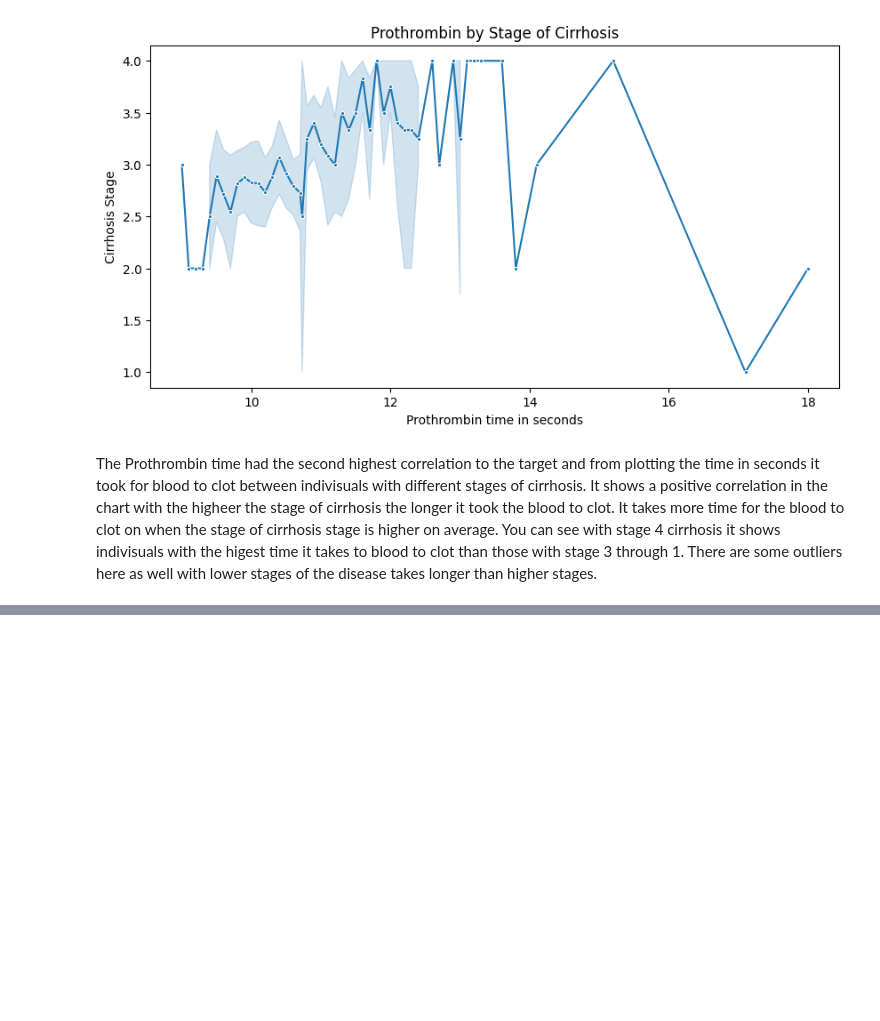
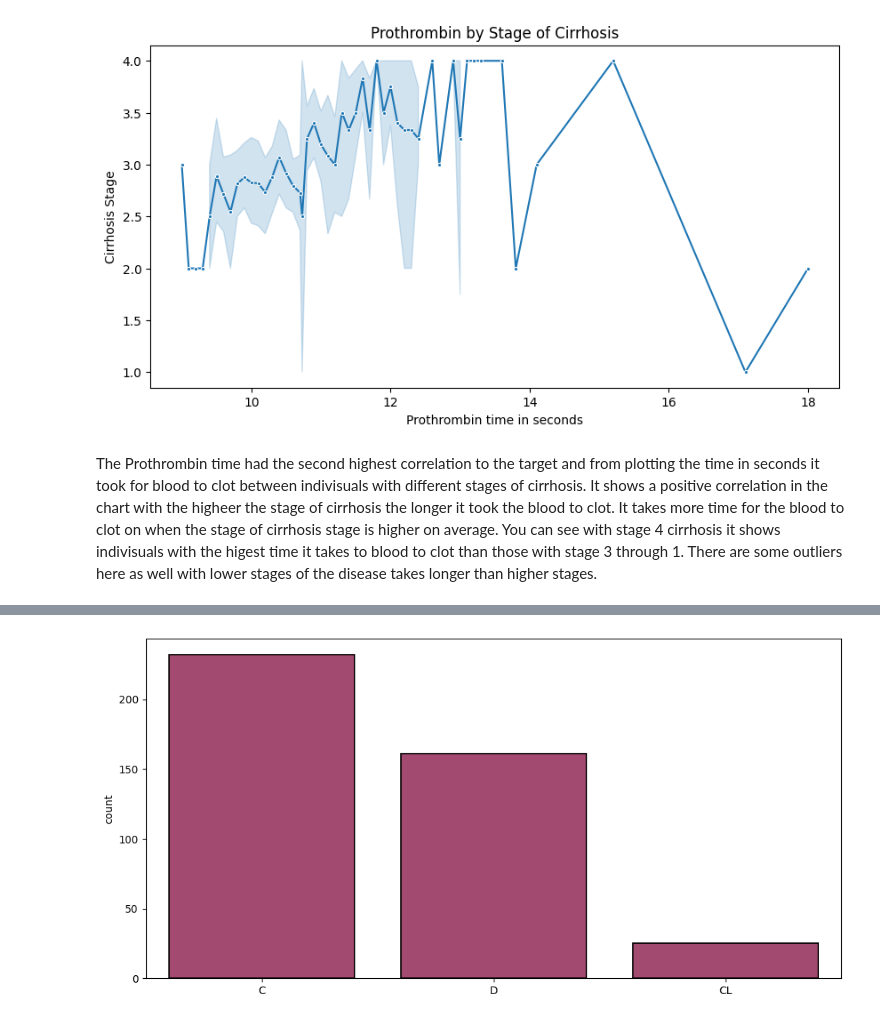
Before and after one commit to JmB17/Perosnal-Project, a Jupyter notebook: Cirrhosis_Prediction.ipynb, the cells around one changed output, grey strips where cells are left out. Saved outputs shown, nothing was run; the diff lists cells and outputs as text; code cells hidden in the pictures; blank space fills up the shorter version.

```diff
--- a/Cirrhosis_Prediction.ipynb
+++ b/Cirrhosis_Prediction.ipynb
@@ -1034,0 +1047,4 @@ It takes more time for the blood to clot on when the stage of cirrhosis stage is
+# %%
+fig, ax = count_plot(df, 'Status')
+# %% [output]
+[figure, added]
```
Also changed, not shown: parts of 8 cells of this notebook.
